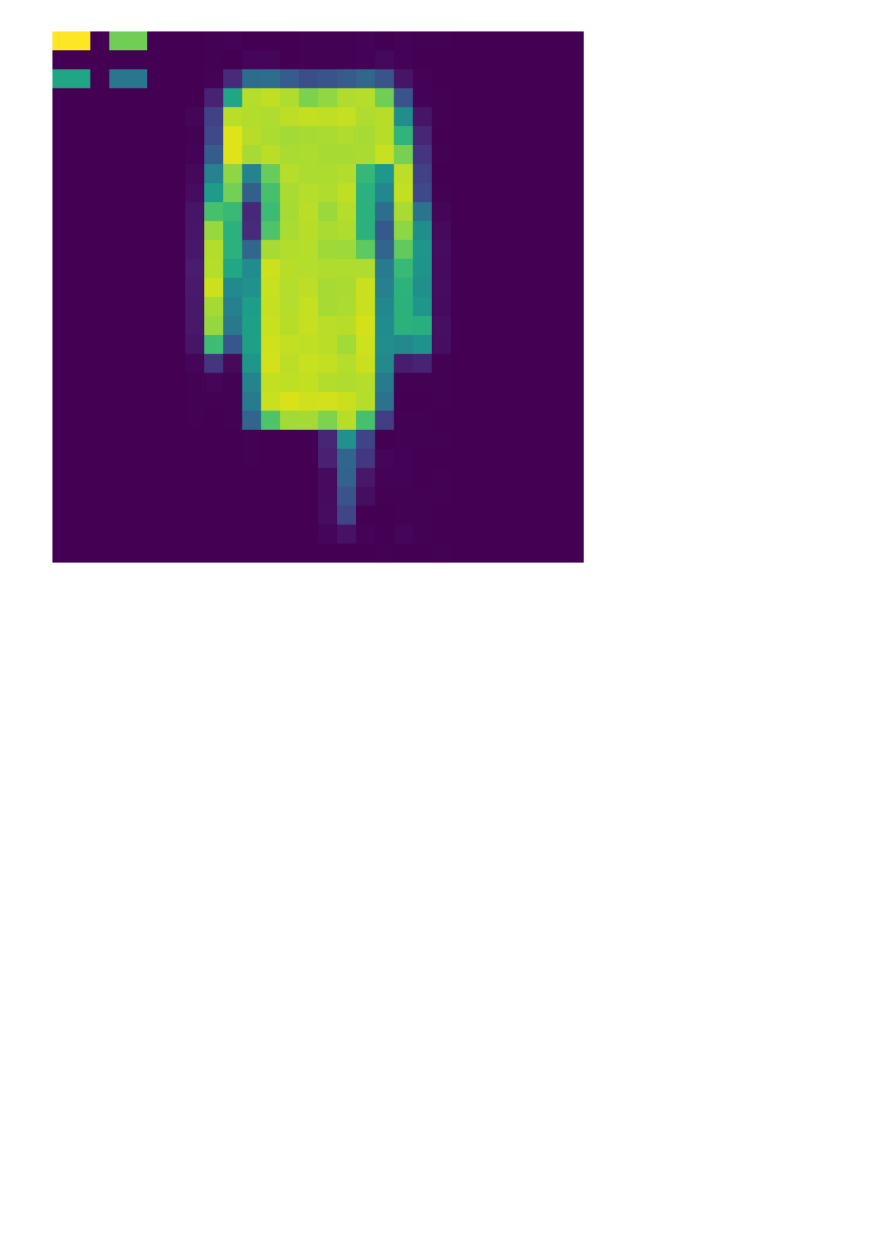
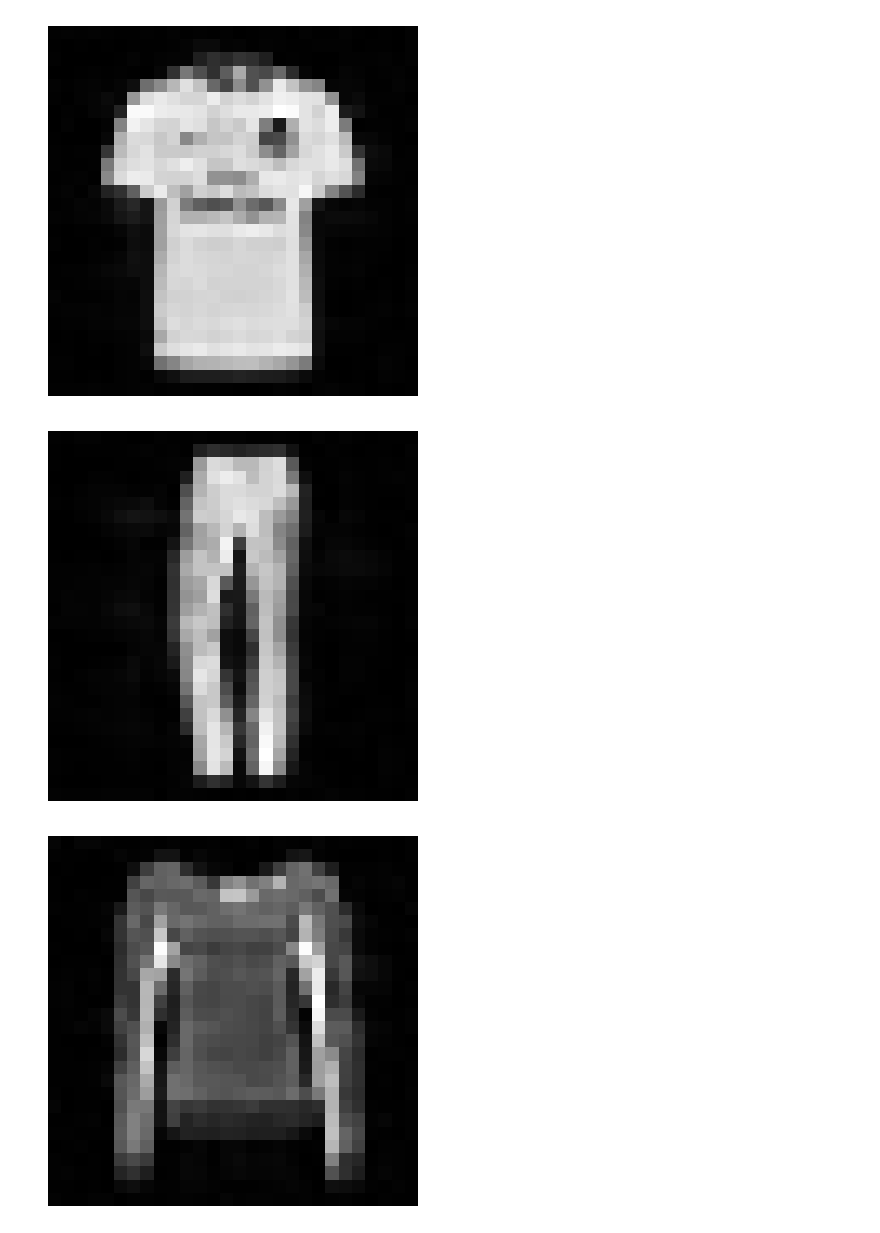
Before and after one commit to imomoe233/xwdaer_utils, a Jupyter notebook: readNumpy_to_PIL_Image.ipynb, the cells around one changed output. Drawn from its saved outputs; the diff is of its cells as text; code cells hidden in the pictures; blank space fills up the shorter version.

```diff
--- a/readNumpy_to_PIL_Image.ipynb
+++ b/readNumpy_to_PIL_Image.ipynb
@@ -66,54 +66,3 @@ dict = unpickle(path)
 
 print(len(dict))
 print(type(dict[0]))
-# %%
-def unpickle(file):
-    fo = open(file, 'rb')
-    dict = pickle.load(fo, encoding='latin1')
-    fo.close()
-    return dict
-"""
-directory_path = "/root/autodl-tmp/code/code_xwd/dataset/Fashion-MNIST"
-path = f"{directory_path}/DBA-3D/train"
-"""
-
-file_benign = 'E:\datasets\FMNIST\\benign-3D'
-file_attack = 'F:\datasets\FMNIST\patch-3D/test'
-file_attack_poison = 'F:\datasets\FMNIST\Spoison-3D/test'
-file_attack_DBA = 'F:\datasets\FMNIST\DBA-3D/test'
-
-
-directory_path = "F:\datasets\Fashion-MNIST/DBA28x28x1-L"
-path = f"{directory_path}/test"
-
-dict = unpickle(path)
-
-plt.figure(dpi=1200)
-plt.imshow(np.array(dict[0]).reshape(28,28))
-plt.axis('off')
-plt.xticks([])
-plt.yticks([])
-plt.savefig('F:\exp_org_pic/FMNIST-DBA/1.png')
-plt.imshow(np.array(dict[1]).reshape(28,28))
-plt.axis('off')
-plt.xticks([])
-plt.yticks([])
-plt.savefig('F:\exp_org_pic/FMNIST-DBA/2.png')
-plt.imshow(np.array(dict[2]).reshape(28,28))
-plt.axis('off')
-plt.xticks([])
-plt.yticks([])
-plt.savefig('F:\exp_org_pic/FMNIST-DBA/3.png')
-plt.imshow(np.array(dict[3]).reshape(28,28))
-plt.axis('off')
-plt.xticks([])
-plt.yticks([])
-plt.savefig('F:\exp_org_pic/FMNIST-DBA/4.png')
-plt.imshow(np.array(dict[4]).reshape(28,28))
-plt.axis('off')
-plt.xticks([])
-plt.yticks([])
-plt.savefig('F:\exp_org_pic/FMNIST-DBA/5.png')
-#plt.show()
-# %% [output]
-[figure, removed]
@@ -143,0 +123,27 @@ plt.show()
+# %%
+from unpickle import unpickle
+import matplotlib.pyplot as plt
+from PIL import Image
+import numpy as np
+
+path = "F:\datasets\Fashion-MNIST\\poison28x28x1-L\\test"
+save_path = "F:\datasets\Fashion-MNIST\\poison28x28x1-L\\test_pic"
+dict = unpickle(path)
+
+plt.ion()
+for i in range(50):
+    img1 = np.array(dict[i])
+    img2 = np.reshape(img1, (28, 28))
+    img3 = Image.fromarray(np.uint8(img2),mode="L",)
+    plt.figure()
+    plt.gray()
+    plt.imshow(img3)
+
+    plt.axis('off')
+    plt.xticks([])
+    plt.yticks([])
+    plt.savefig(f"{save_path}/{i}.png", bbox_inches='tight', pad_inches = 0)
+# %% [output]
+[figure, added]
+[figure, added]
+[figure, added]
```
Also changed, not shown: parts of 3 cells of this notebook, 2 other files.
